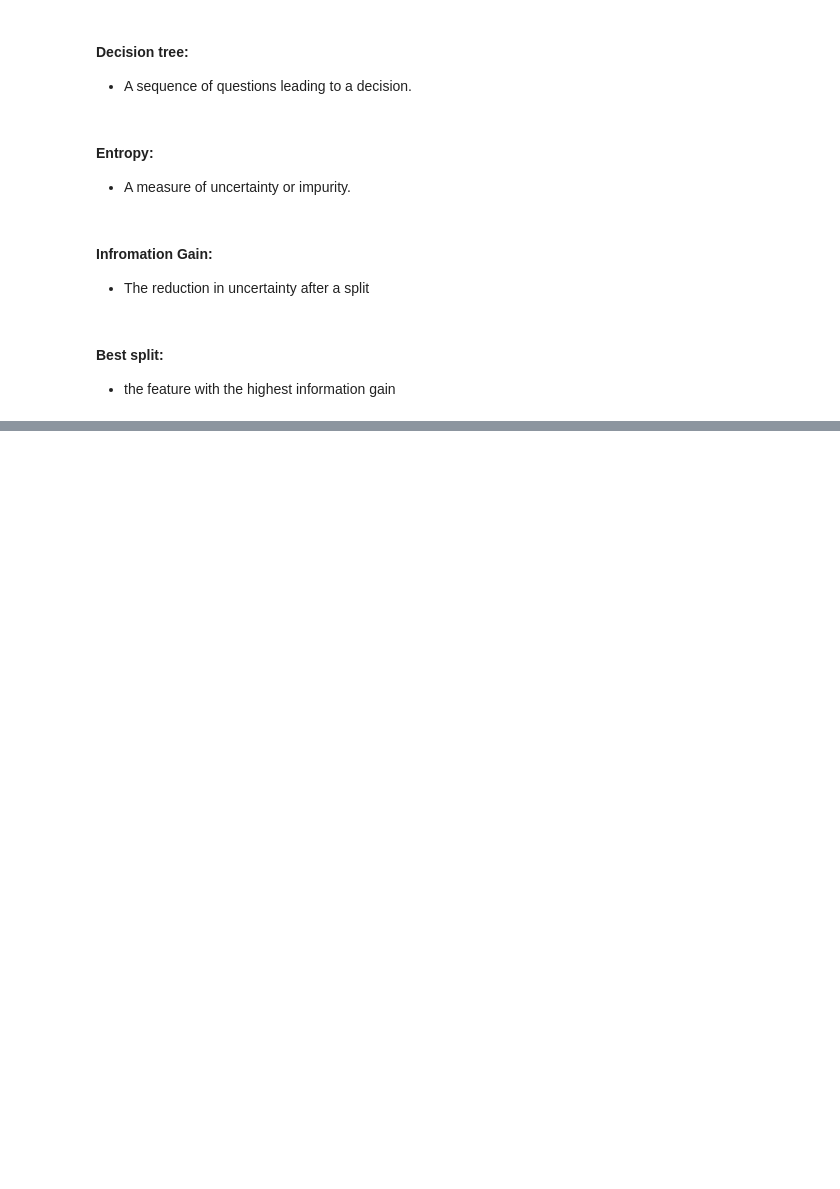
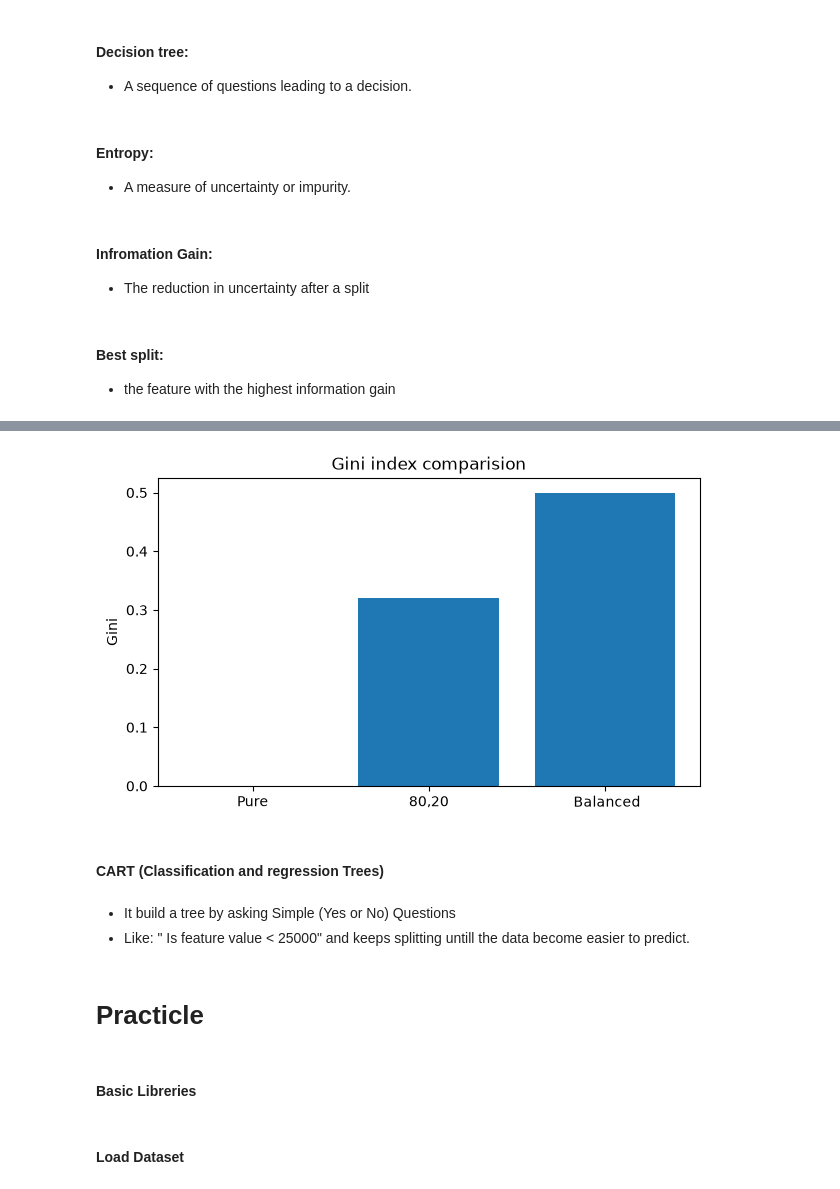
Before and after one commit to Gyanendrajeet/PBEL, a Jupyter notebook: Decision_Tree.ipynb, the cells around one changed output, grey strips where cells are left out. Saved outputs shown, nothing was run; the diff lists cells and outputs as text; code cells hidden in the pictures; blank space fills up the shorter version.

```diff
--- a/Decision_Tree.ipynb
+++ b/Decision_Tree.ipynb
@@ -239,0 +349,19 @@ In Standard Decision Tree information gain is non negative because a split shoul
+# %%
+data = ["Pure", "80,20", " Balanced"]
+values = [0.0,0.32,0.5]
+plt.figure(figsize=(7,4))
+plt.bar(data,values)
+plt.title("Gini index comparision")
+plt.ylabel("Gini")
+plt.show()
+# %% [output]
+[figure, added]
+# %% [markdown]
+#### CART (Classification and regression Trees)
+# %% [markdown]
+- It build a tree by asking Simple (Yes or No) Questions
+- Like: " Is feature value < 25000" and keeps splitting untill the data become easier to predict.
+# %% [markdown]
+# Practicle
+# %% [markdown]
+#### Basic Libreries
@@ -239,0 +379,2 @@ In Standard Decision Tree information gain is non negative because a split shoul
+# %% [markdown]
+#### Load Dataset
```
Also changed, not shown: parts of 50 cells of this notebook.
